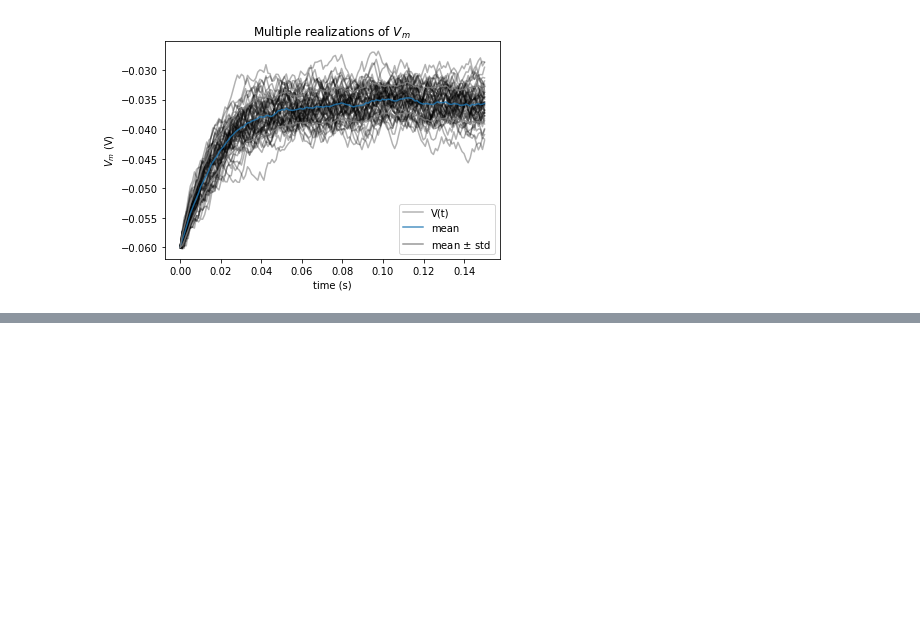
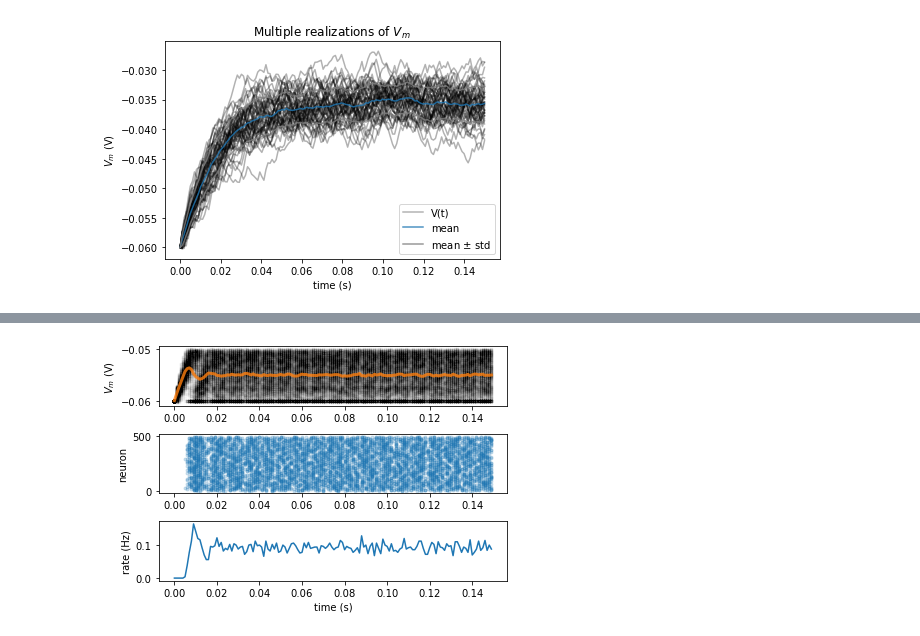
Before and after one commit to Aktem/Computation_Neuroscience_Course, a Jupyter notebook: Python_Workshop/LIF Neuron.ipynb, the cells around one changed output, grey strips where cells are left out. Drawn from its saved outputs; the diff is of its cells as text; code cells hidden in the pictures; blank space fills up the shorter version.

```diff
--- a/Python_Workshop/LIF Neuron.ipynb
+++ b/Python_Workshop/LIF Neuron.ipynb
@@ -358,0 +404,80 @@ plt.show()
+# %%
+# Adding Spikes and scatter plots
+
+# Set random number generator
+np.random.seed(2020)
+
+# Initialize step_end, t_range, n, v_n and i
+t_range = np.arange(0, t_max, dt)
+step_end = len(t_range)
+n = 500
+v_n = el * np.ones([n, step_end])
+i = i_mean * (1 + 0.1 * (t_max / dt)**(0.5) * (2 * np.random.random([n, step_end]) - 1))
+
+# Initialize spikes and spikes_n
+spikes = {j: [] for j in range(n)}
+spikes_n = np.zeros([step_end])
+
+#################################################
+## TODO for students: add spikes to LIF neuron ##
+# Fill out function and remove
+#raise NotImplementedError("Student exercise: add spikes to LIF neuron")
+#################################################
+
+# Loop over time steps
+for step, t in enumerate(t_range):
+
+  # Skip first iteration
+  if step==0:
+    continue
+
+  # Compute v_n
+  v_n[:, step] = v_n[:, step - 1] + (dt / tau) * (el - v_n[:, step - 1] + r*i[:, step])
+
+  # Loop over simulations
+  for j in range(n):
+
+    # Check if voltage above threshold
+    if v_n[j, step] >= vth:
+
+      # Reset to reset voltage
+      v_n[j, step] = el
+
+      # Add this spike time
+      spikes[j] += [t]
+
+      # Add spike count to this step
+      spikes_n[step] += 1
+
+# Collect mean Vm and mean spiking rate
+v_mean = np.mean(v_n, axis=0)
+spikes_mean =  spikes_n / n
+
+# Initialize the figure
+plt.figure()
+
+# Plot simulations and sample mean
+ax1 = plt.subplot(3, 1, 1)
+for j in range(n):
+  plt.scatter(t_range, v_n[j], color="k", marker=".", alpha=0.01)
+plt.plot(t_range, v_mean, 'C1', alpha=0.8, linewidth=3)
+plt.ylabel('$V_m$ (V)')
+
+# Plot spikes
+plt.subplot(3, 1, 2, sharex=ax1)
+# for each neuron j: collect spike times and plot them at height j
+for j in range(n):
+  times = np.array(spikes[j])
+  plt.scatter(times, j*np.ones_like(times), color="C0", marker=".", alpha=0.2)
+
+plt.ylabel('neuron')
+
+# Plot firing rate
+plt.subplot(3, 1, 3, sharex=ax1)
+plt.plot(t_range, spikes_mean)
+plt.xlabel('time (s)')
+plt.ylabel('rate (Hz)')
+
+plt.tight_layout()
+# %% [output]
+[figure, added]
```
Also changed, not shown: parts of 4 cells of this notebook, 1 other file.
